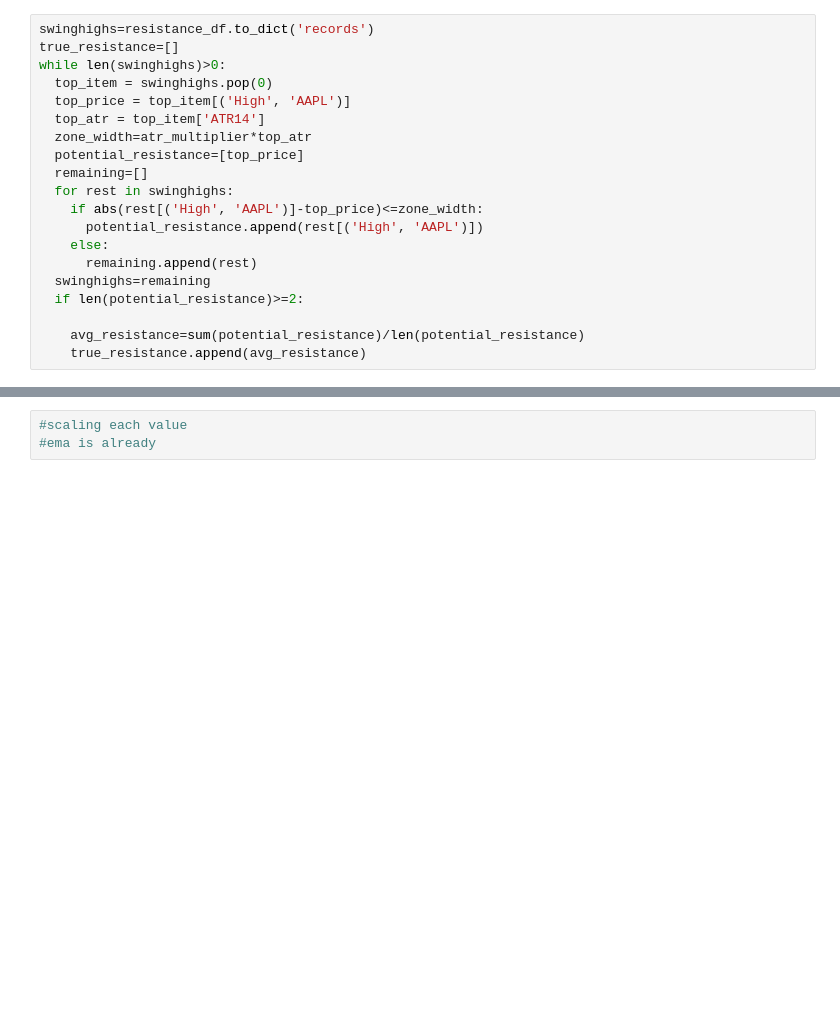
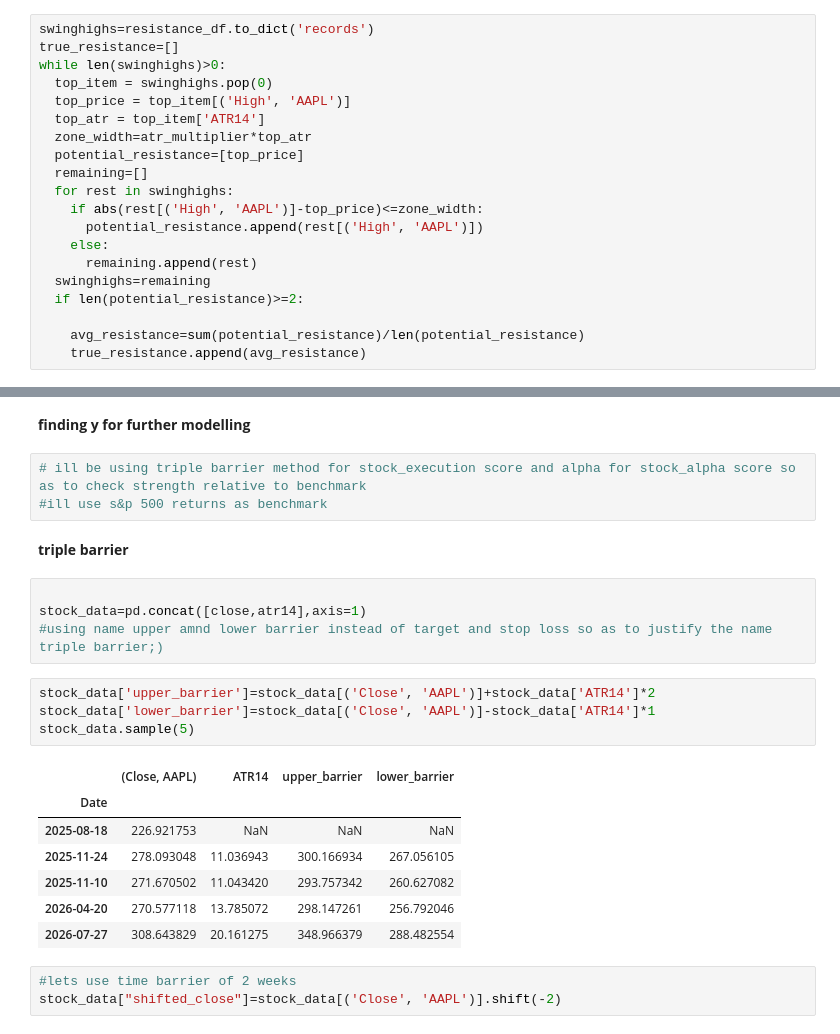
Before and after one commit to harjasjolly-create/algorithmic-stock-rating-program, a Jupyter notebook: hypothesis_verifier.ipynb, the cells around one changed output, grey strips where cells are left out. Cells and saved outputs as stored; diff of their text form; blank space fills up the shorter version.

```diff
--- a/hypothesis_verifier.ipynb
+++ b/hypothesis_verifier.ipynb
@@ -237,3 +235,26 @@ true_resistance
-# %%
-#scaling each value
-#ema is already
+# %% [markdown]
+**finding y for further modelling**
+# %%
+# ill be using triple barrier method for stock_execution score and alpha for stock_alpha score so as to check strength relative to benchmark
+#ill use s&p 500 returns as benchmark
+# %% [markdown]
+**triple barrier**
+# %%
+
+stock_data=pd.concat([close,atr14],axis=1)
+#using name upper amnd lower barrier instead of target and stop loss so as to justify the name triple barrier;)
+# %%
+stock_data['upper_barrier']=stock_data[('Close', 'AAPL')]+stock_data['ATR14']*2
+stock_data['lower_barrier']=stock_data[('Close', 'AAPL')]-stock_data['ATR14']*1
+stock_data.sample(5)
+# %% [output]
+|  | (Close, AAPL) | ATR14 | upper_barrier | lower_barrier |
+| Date |  |  |  |  |
+| 2025-08-18 | 226.921753 | NaN | NaN | NaN |
+| 2025-11-24 | 278.093048 | 11.036943 | 300.166934 | 267.056105 |
+| 2025-11-10 | 271.670502 | 11.043420 | 293.757342 | 260.627082 |
+| 2026-04-20 | 270.577118 | 13.785072 | 298.147261 | 256.792046 |
+| 2026-07-27 | 308.643829 | 20.161275 | 348.966379 | 288.482554 |
+# %%
+#lets use time barrier of 2 weeks
+stock_data["shifted_close"]=stock_data[('Close', 'AAPL')].shift(-2)
```
Also changed, not shown: parts of 14 cells of this notebook.
